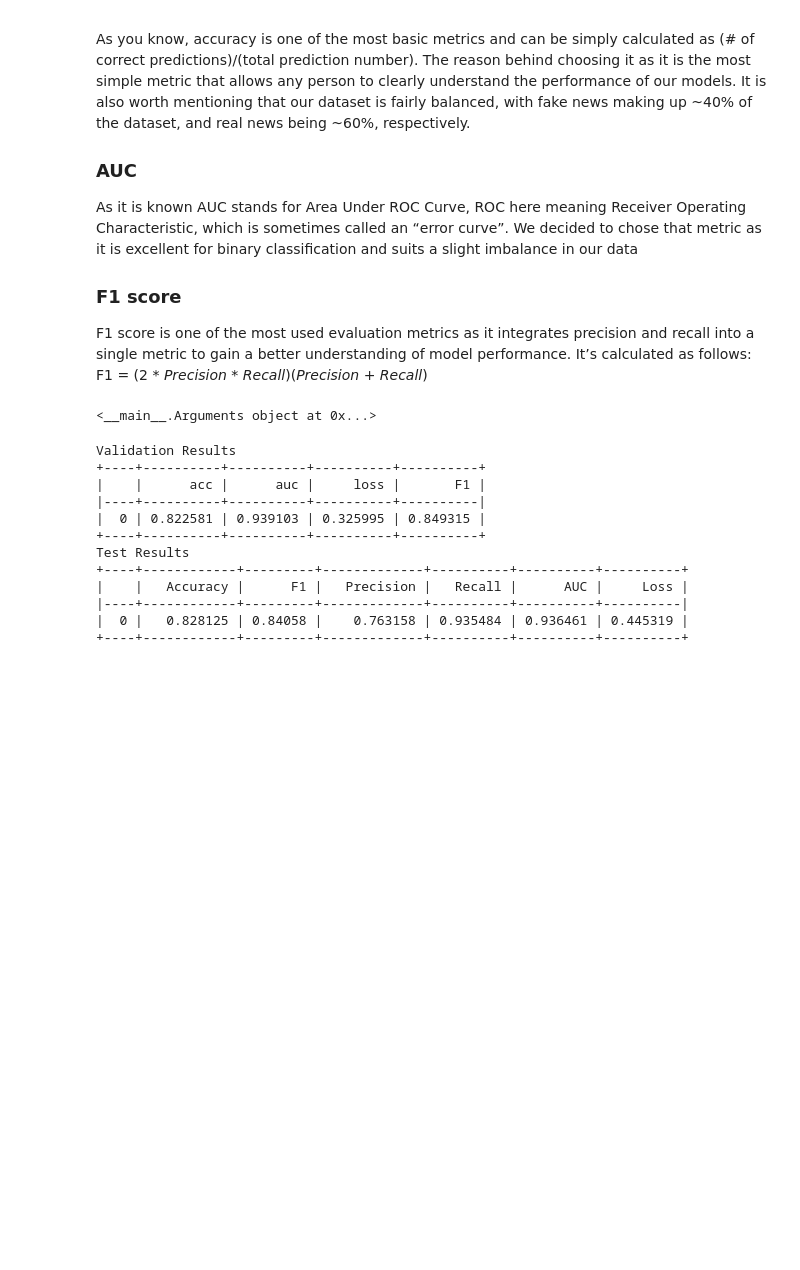
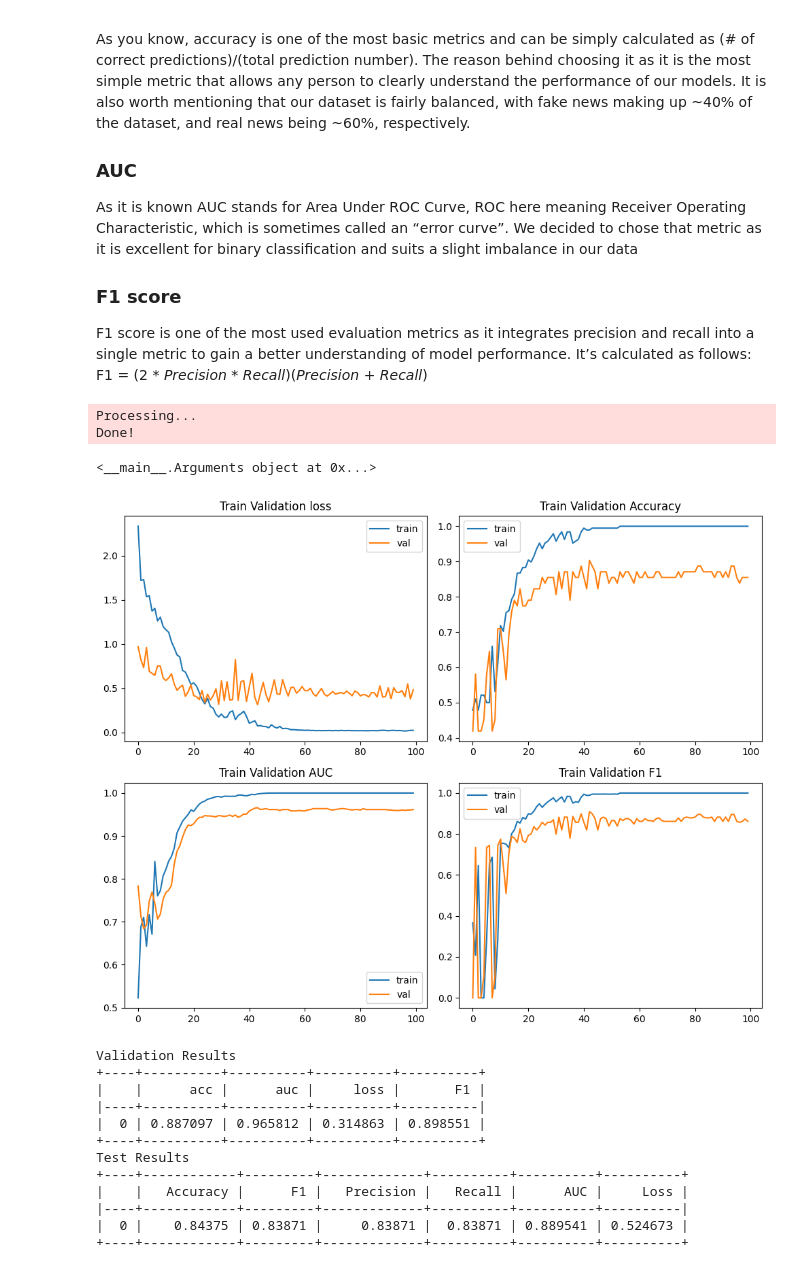
Before and after one commit to balian729/fake_news_detection, a Jupyter notebook: notebooks/2.0-model-training.ipynb, the cells around one changed output. Saved outputs shown, nothing was run; the diff lists cells and outputs as text; code cells hidden in the pictures; blank space fills up the shorter version.

```diff
--- a/notebooks/2.0-model-training.ipynb
+++ b/notebooks/2.0-model-training.ipynb
@@ -441,7 +677,7 @@ class Arguments:
                 lr=0.001,
                 weight_decay=0.01,
                 nhid=128,
-                epochs=60,
+                epochs=100,
                 concat=False,
                 feature='spacy',
                 model='gcnfn') -> None:
@@ -461,3 +695,9 @@ args = Arguments()
+# %%
+args = Arguments(feature=feature,
+                 model=model,
+                 batch_size=batch_size,
+                 train_size=train_size,
+                 val_size=val_size)
 # %%
 import os
 import torch
@@ -642,61 +882,77 @@ class FNNDataset(InMemoryDataset):
 	def __repr__(self):
 		return '{}({})'.format(self.name, len(self))
 # %%
+# Import necessary libraries and modules
 from torch.utils.data import random_split
 from torch_geometric.data import DataLoader
 from tabulate import tabulate
 import pandas as pd
 
-
+# Set a seed for reproducibility
 SEED = 42
 torch.manual_seed(SEED)
 if torch.cuda.is_available():
-	torch.cuda.manual_seed(SEED)
+    torch.cuda.manual_seed(SEED)
 
-dataset = FNNDataset(root='../data', feature=args.feature, empty=False, name='politifact', transform=ToUndirected())
+# Create a dataset instance for Fake News Detection
+dataset = FNNDataset(root='./data', feature=args.feature, empty=False, name='politifact', transform=ToUndirected())
 
+# Update the number of classes and features in the command-line arguments based on the dataset
 args.num_classes = dataset.num_classes
 args.num_features = dataset.num_features
 
+# Print the updated command-line arguments
 print(args)
 
+# Split the dataset into training, validation, and test sets
 num_training = int(len(dataset) * args.train_size)
 num_val = int(len(dataset) * args.val_size)
 num_test = len(dataset) - (num_training + num_val)
 
 training_set, validation_set, test_set = random_split(dataset, [num_training, num_val, num_test])
 
-
+# Create DataLoader instances for training, validation, and test sets
 train_loader = DataLoader(training_set, batch_size=args.batch_size, shuffle=True)
 val_loader = DataLoader(validation_set, batch_size=args.batch_size, shuffle=False)
 test_loader = DataLoader(test_set, batch_size=args.batch_size, shuffle=False)
 
+# Choose the model based on the specified architecture in command-line arguments
 if args.model == 'gcnfn':
-	model = GCNFN(args=args)
+    model = GCNFN(args=args)
 else:
-	model = SimpleGNN(args)
+    model = SimpleGNN(args)
 model = model.to(args.device)
 
+# Train the model on the training set and obtain the best validation results
 best_results = train(model, train_loader, val_loader, args)
 best_results_df = pd.DataFrame([best_results])
+
+# Print the best validation results using tabulate for a formatted display
 print("Validation Results")
 print(tabulate(best_results_df, headers='keys', tablefmt='psql'))
 
+# Evaluate the model on the test set and obtain the test results
+model.load_state_dict(torch.load(f'./models/weights/{args.model}_best.pth'))
 test_results = compute_test(model, test_loader, args.device, verbose=False)
 test_results_df = pd.DataFrame([test_results], columns=["Accuracy", "F1", "Precision", "Recall", "AUC", "Loss"])
+
+# Print the test results using tabulate for a formatted display
 print("Test Results")
 print(tabulate(test_results_df, headers='keys', tablefmt='psql'))
 # %% [output]
-<__main__.Arguments object at 0x...>
+Processing...
+Done!
-Validation Results
-+----+----------+----------+----------+----------+
-|    |      acc |      auc |     loss |       F1 |
-|----+----------+----------+----------+----------|
-|  0 | 0.822581 | 0.939103 | 0.325995 | 0.849315 |
-+----+----------+----------+----------+----------+
-Test Results
-+----+------------+---------+-------------+----------+----------+----------+
-|    |   Accuracy |      F1 |   Precision |   Recall |      AUC |     Loss |
-|----+------------+---------+-------------+----------+----------+----------|
-|  0 |   0.828125 | 0.84058 |    0.763158 | 0.935484 | 0.936461 | 0.445319 |
-+----+------------+---------+-------------+----------+----------+----------+
+<__main__.Arguments object at 0x...>
+[figure, added]
+Validation Results
++----+----------+----------+----------+----------+
+|    |      acc |      auc |     loss |       F1 |
+|----+----------+----------+----------+----------|
+|  0 | 0.887097 | 0.965812 | 0.314863 | 0.898551 |
++----+----------+----------+----------+----------+
+Test Results
++----+------------+---------+-------------+----------+----------+----------+
+|    |   Accuracy |      F1 |   Precision |   Recall |      AUC |     Loss |
+|----+------------+---------+-------------+----------+----------+----------|
+|  0 |    0.84375 | 0.83871 |     0.83871 |  0.83871 | 0.889541 | 0.524673 |
++----+------------+---------+-------------+----------+----------+----------+
```
Also changed, not shown: parts of 11 cells of this notebook.
